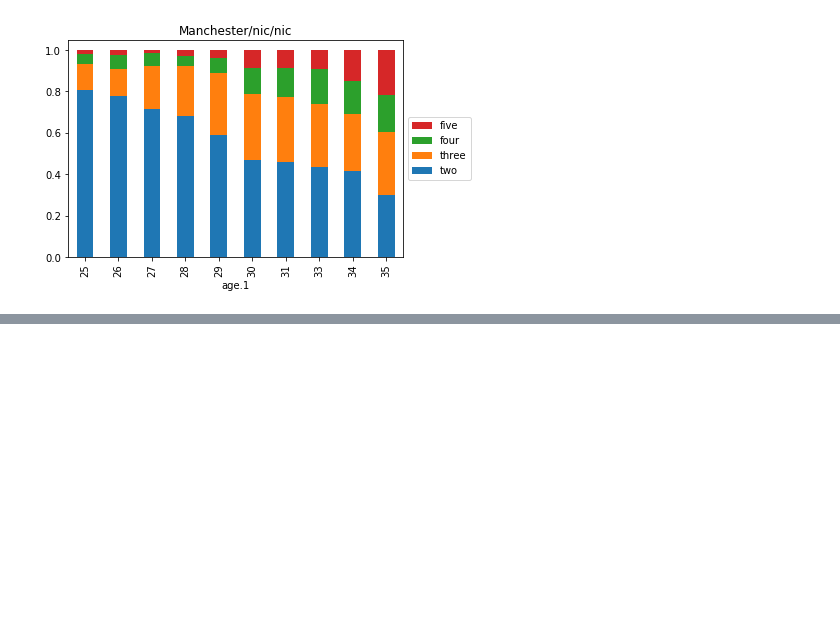
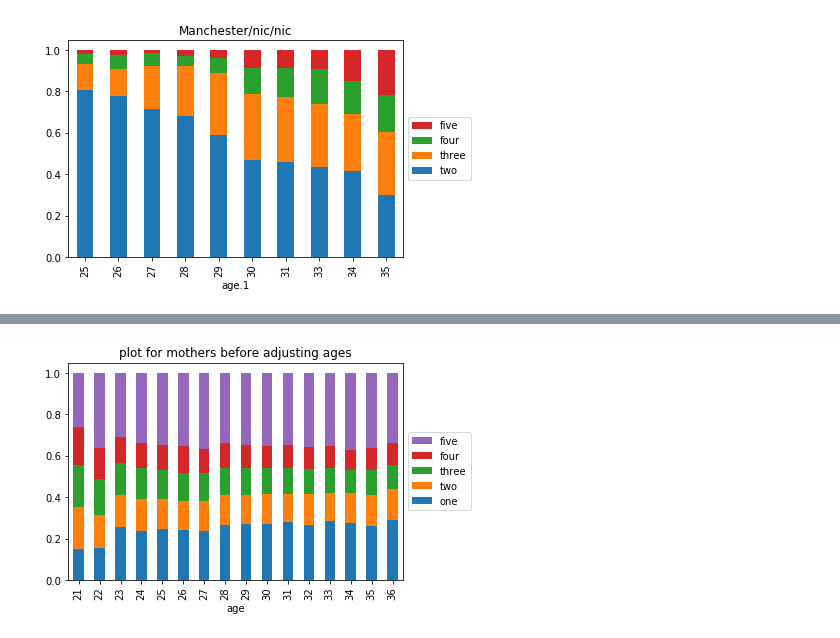
Before and after one commit to qxu1994/Two-word-stage, a Jupyter notebook: Manchester.ipynb, the cells around one changed output, grey strips where cells are left out. Cells and saved outputs as stored; diff of their text form; code cells hidden in the pictures; blank space fills up the shorter version.

```diff
--- a/Manchester.ipynb
+++ b/Manchester.ipynb
@@ -193,0 +211,14 @@ for child in children:
+# %%
+df_mother['sum'] = df_mother.loc[:, 'one':'five'].sum(axis = 1)
+# %%
+df_motherper = df_mother
+df_motherper.loc[:, 'one':'five'] = df_mother.loc[:, 'one':'five'].div(df_mother['sum'], axis = 0)
+# %%
+df_motherper = df_motherper.drop('sum', axis = 1)
+# %%
+ax = df_motherper.groupby('age').mean().plot.bar(stacked = True, legend = True, title = 'plot for mothers before adjusting ages')
+handles, labels= ax.get_legend_handles_labels()
+ax.legend(reversed(handles), reversed(labels), loc='center left', bbox_to_anchor=(1, 0.5))
+plt.show()
+# %% [output]
+[figure, added]
```
Also changed, not shown: parts of 8 cells of this notebook.
